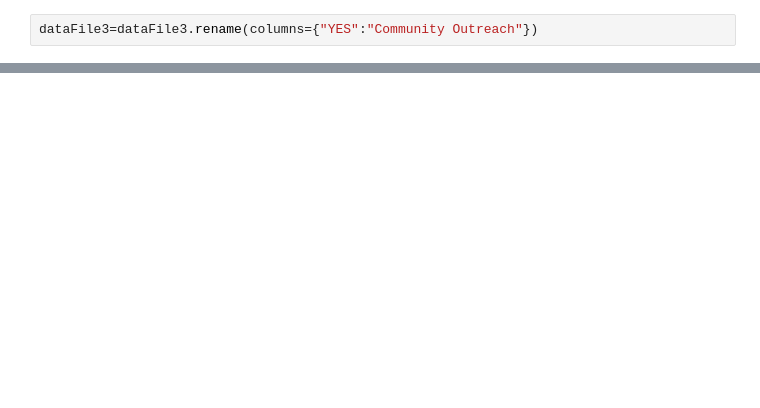
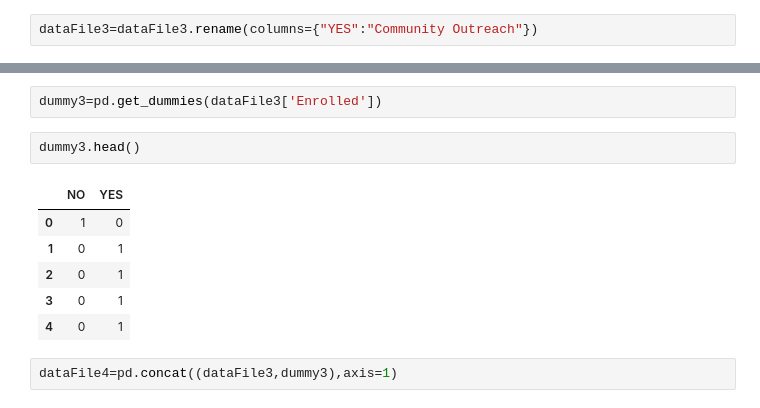
Before and after one commit to Amahle10/meta_devs, a Jupyter notebook: dataAnalysis.ipynb, the cells around one changed output, grey strips where cells are left out. Drawn from its saved outputs; the diff is of its cells as text; blank space fills up the shorter version.

Commit message:
added enrolled column

```diff
--- a/dataAnalysis.ipynb
+++ b/dataAnalysis.ipynb
@@ -162,3 +162,16 @@ dataFile3.head()
 | 2 | Female | 56 | YES | YES | NO | ... |
 | 3 | Male | 52 | NO | YES | NO | ... |
 | 4 | Female | 59 | NO | YES | YES | ... |
+# %%
+dummy3=pd.get_dummies(dataFile3['Enrolled'])
+# %%
+dummy3.head()
+# %% [output]
+|  | NO | YES |
+| 0 | 1 | 0 |
+| 1 | 0 | 1 |
+| 2 | 0 | 1 |
+| 3 | 0 | 1 |
+| 4 | 0 | 1 |
+# %%
+dataFile4=pd.concat((dataFile3,dummy3),axis=1)
```
Also changed, not shown: parts of 4 cells of this notebook.
